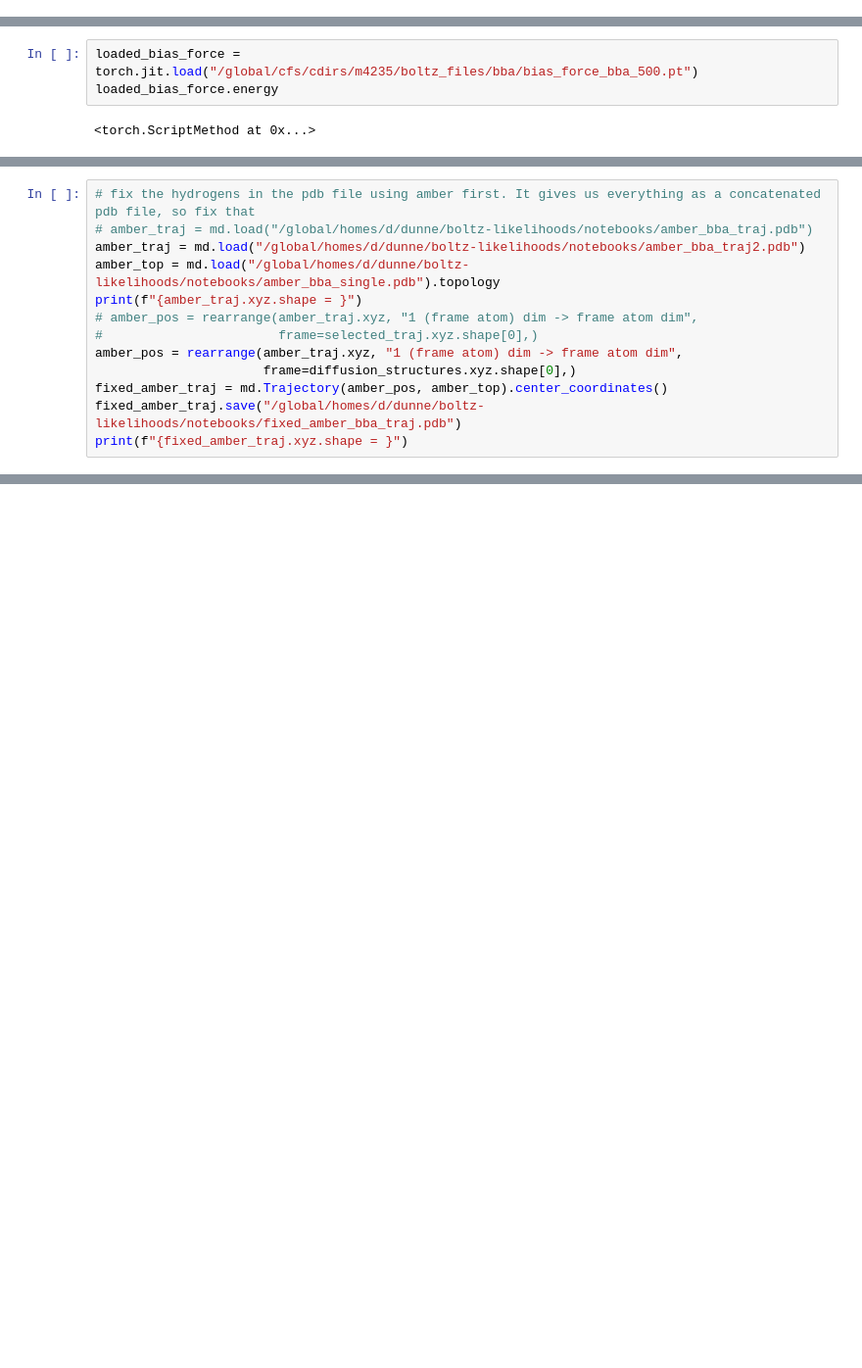
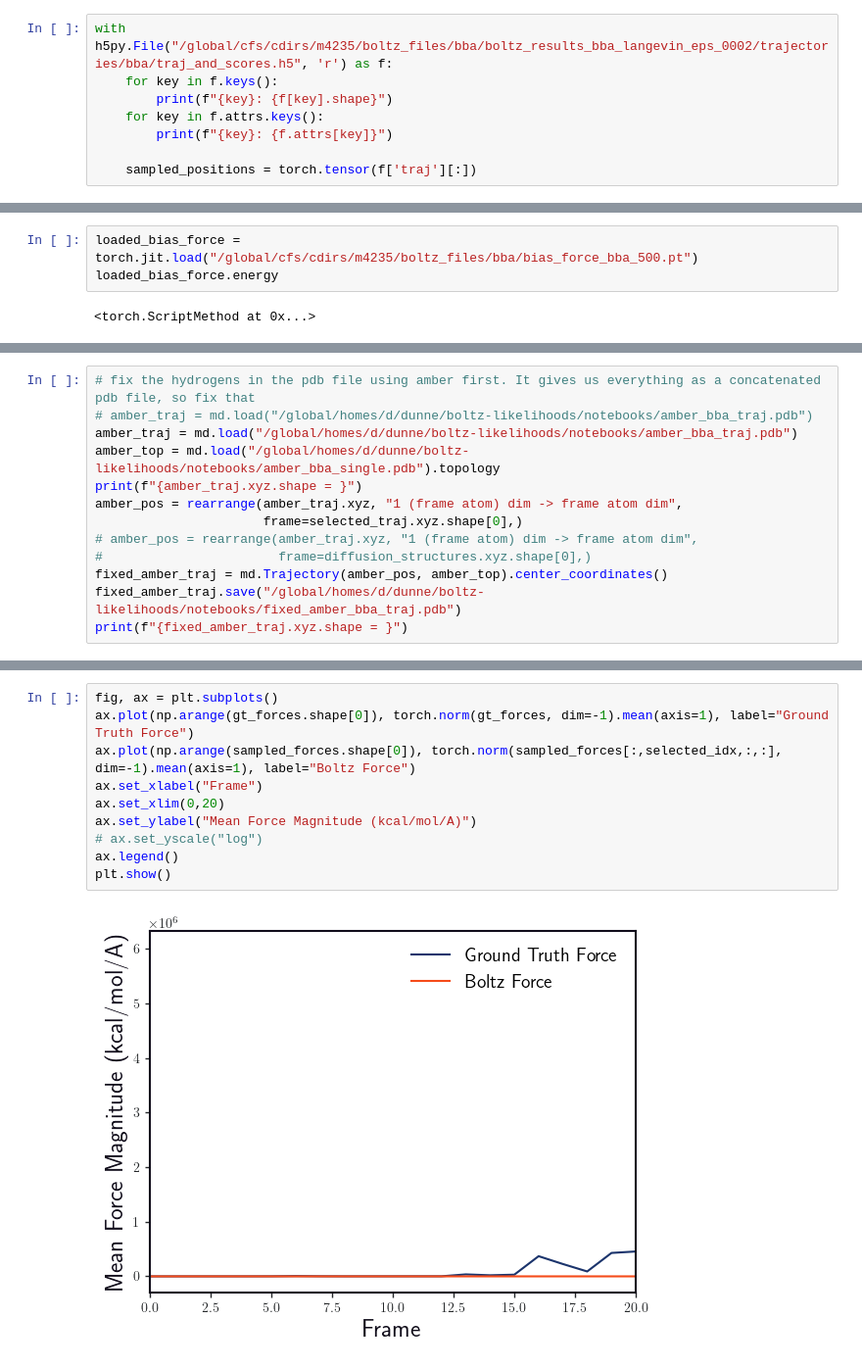
Before and after one commit to EthanZ0524/boltz-likelihoods, a Jupyter notebook: notebooks/setup_bias_force_bba.ipynb, the cells around one changed output, grey strips where cells are left out. Shown at 98% size. Cells and saved outputs as stored; diff of their text form; blank space fills up the shorter version.

Commit message:
Added force calculations tutorial

```diff
--- a/notebooks/setup_bias_force_bba.ipynb
+++ b/notebooks/setup_bias_force_bba.ipynb
@@ -591,3 +592,11 @@ print(force.shape)
 # %% [output]
 torch.Size([100, 250, 3])
 torch.Size([100, 250, 3])
+# %%
+with h5py.File("/global/cfs/cdirs/m4235/boltz_files/bba/boltz_results_bba_langevin_eps_0002/trajectories/bba/traj_and_scores.h5", 'r') as f:
+    for key in f.keys():
+        print(f"{key}: {f[key].shape}")
+    for key in f.attrs.keys():
+        print(f"{key}: {f.attrs[key]}")
+
+    sampled_positions = torch.tensor(f['traj'][:])
@@ -931,13 +936,13 @@ CompletedProcess(args='ambpdb -p amber_bba_traj.prmtop -c amber_bba_traj.crd > a
 # %%
 # fix the hydrogens in the pdb file using amber first. It gives us everything as a concatenated pdb file, so fix that
 # amber_traj = md.load("/global/homes/d/dunne/boltz-likelihoods/notebooks/amber_bba_traj.pdb")
-amber_traj = md.load("/global/homes/d/dunne/boltz-likelihoods/notebooks/amber_bba_traj2.pdb")
+amber_traj = md.load("/global/homes/d/dunne/boltz-likelihoods/notebooks/amber_bba_traj.pdb")
 amber_top = md.load("/global/homes/d/dunne/boltz-likelihoods/notebooks/amber_bba_single.pdb").topology
 print(f"{amber_traj.xyz.shape = }")
+amber_pos = rearrange(amber_traj.xyz, "1 (frame atom) dim -> frame atom dim",
+                      frame=selected_traj.xyz.shape[0],)
 # amber_pos = rearrange(amber_traj.xyz, "1 (frame atom) dim -> frame atom dim",
-#                       frame=selected_traj.xyz.shape[0],)
-amber_pos = rearrange(amber_traj.xyz, "1 (frame atom) dim -> frame atom dim",
-                      frame=diffusion_structures.xyz.shape[0],)
+#                       frame=diffusion_structures.xyz.shape[0],)
 fixed_amber_traj = md.Trajectory(amber_pos, amber_top).center_coordinates()
 fixed_amber_traj.save("/global/homes/d/dunne/boltz-likelihoods/notebooks/fixed_amber_bba_traj.pdb")
 print(f"{fixed_amber_traj.xyz.shape = }")
@@ -953,0 +963,12 @@ tensor(634543.9491, dtype=torch.float64)
+# %%
+fig, ax = plt.subplots()
+ax.plot(np.arange(gt_forces.shape[0]), torch.norm(gt_forces, dim=-1).mean(axis=1), label="Ground Truth Force")
+ax.plot(np.arange(sampled_forces.shape[0]), torch.norm(sampled_forces[:,selected_idx,:,:], dim=-1).mean(axis=1), label="Boltz Force")
+ax.set_xlabel("Frame")
+ax.set_xlim(0,20)
+ax.set_ylabel("Mean Force Magnitude (kcal/mol/A)")
+# ax.set_yscale("log")
+ax.legend()
+plt.show()
+# %% [output]
+[figure, added]
```
Also changed, not shown: parts of 9 cells of this notebook, 1 other file.
